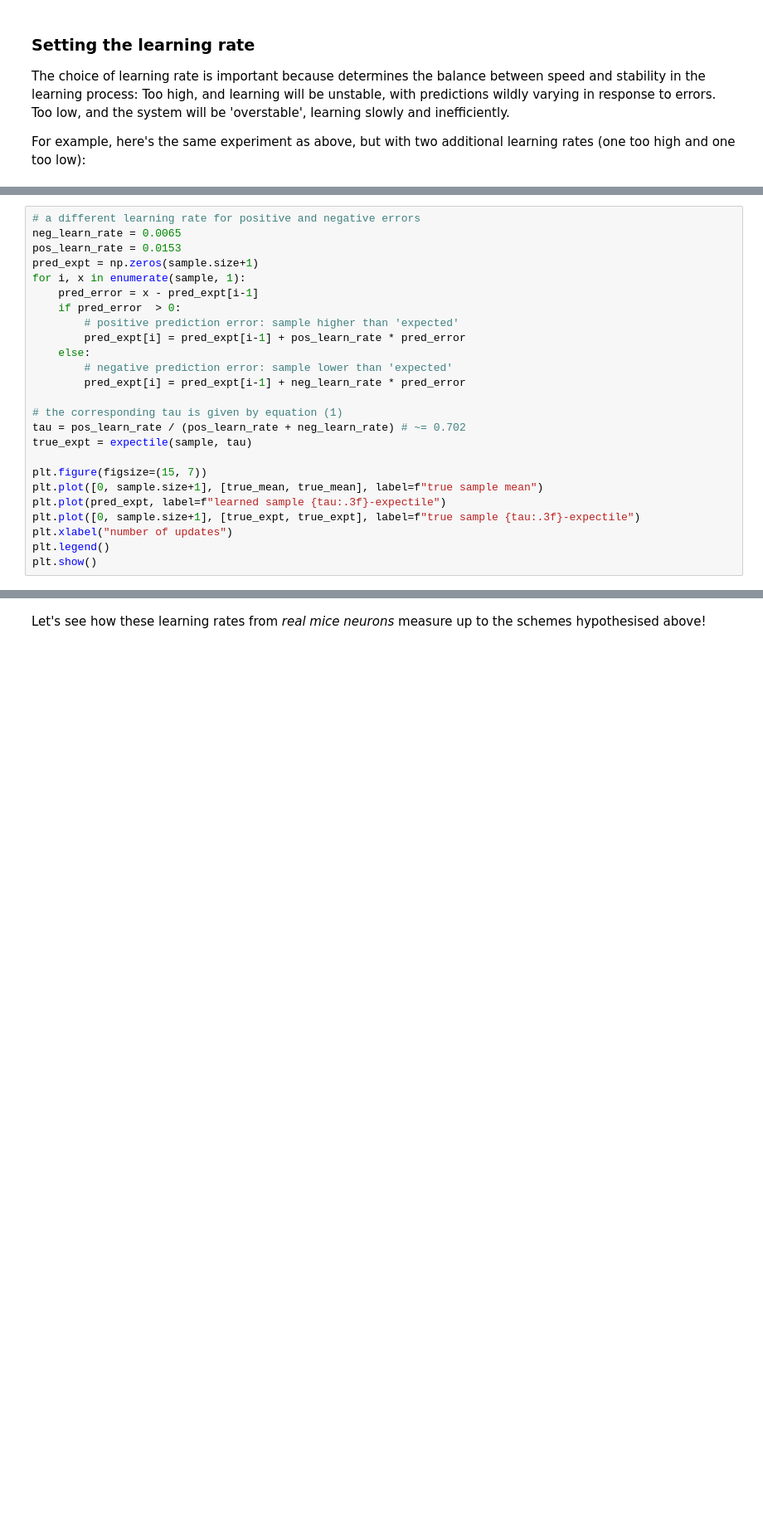
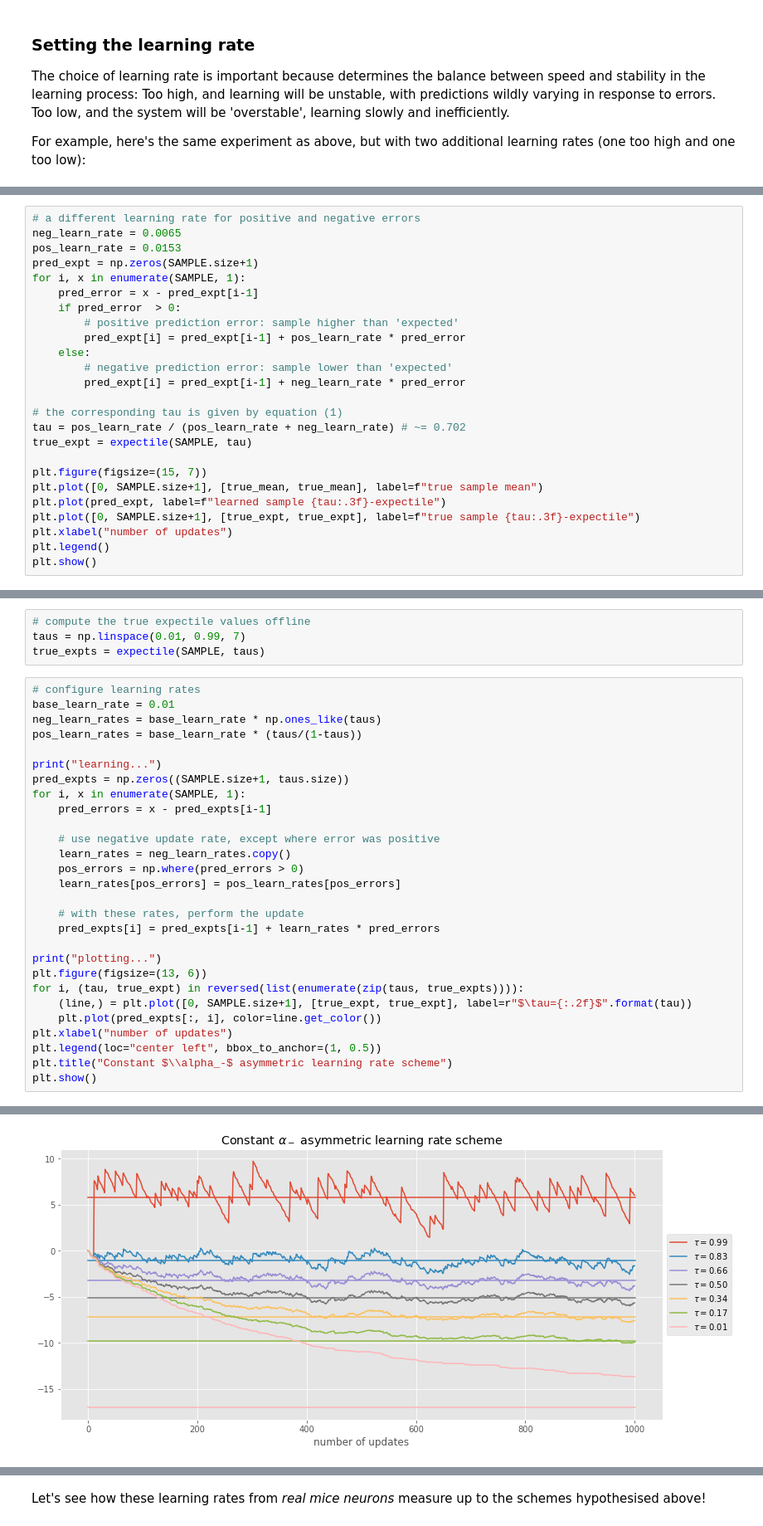
Before and after one commit to matomatical/neuRL, a Jupyter notebook: LearningRateStability.ipynb, the cells around one changed output, grey strips where cells are left out. Shown: that part at 83% size. Saved outputs shown, nothing was run; the diff lists cells and outputs as text; blank space fills up the shorter version.

```diff
--- a/LearningRateStability.ipynb
+++ b/LearningRateStability.ipynb
@@ -107,8 +113,8 @@ This happens because the learning process will need to move away from the mean t
 # a different learning rate for positive and negative errors
 neg_learn_rate = 0.0065
 pos_learn_rate = 0.0153
-pred_expt = np.zeros(sample.size+1)
-for i, x in enumerate(sample, 1):
+pred_expt = np.zeros(SAMPLE.size+1)
+for i, x in enumerate(SAMPLE, 1):
     pred_error = x - pred_expt[i-1]
     if pred_error  > 0:
         # positive prediction error: sample higher than 'expected'
@@ -119,12 +125,12 @@ for i, x in enumerate(sample, 1):
 
 # the corresponding tau is given by equation (1)
 tau = pos_learn_rate / (pos_learn_rate + neg_learn_rate) # ~= 0.702
-true_expt = expectile(sample, tau)
+true_expt = expectile(SAMPLE, tau)
 
 plt.figure(figsize=(15, 7))
-plt.plot([0, sample.size+1], [true_mean, true_mean], label=f"true sample mean")
+plt.plot([0, SAMPLE.size+1], [true_mean, true_mean], label=f"true sample mean")
 plt.plot(pred_expt, label=f"learned sample {tau:.3f}-expectile")
-plt.plot([0, sample.size+1], [true_expt, true_expt], label=f"true sample {tau:.3f}-expectile")
+plt.plot([0, SAMPLE.size+1], [true_expt, true_expt], label=f"true sample {tau:.3f}-expectile")
 plt.xlabel("number of updates")
 plt.legend()
 plt.show()
@@ -132,0 +151,33 @@ plt.show()
+# %%
+# compute the true expectile values offline
+taus = np.linspace(0.01, 0.99, 7)
+true_expts = expectile(SAMPLE, taus)
+# %%
+# configure learning rates
+base_learn_rate = 0.01
+neg_learn_rates = base_learn_rate * np.ones_like(taus)
+pos_learn_rates = base_learn_rate * (taus/(1-taus))
+
+print("learning...")
+pred_expts = np.zeros((SAMPLE.size+1, taus.size))
+for i, x in enumerate(SAMPLE, 1):
+    pred_errors = x - pred_expts[i-1]
+
+    # use negative update rate, except where error was positive
+    learn_rates = neg_learn_rates.copy()
+    pos_errors = np.where(pred_errors > 0)
+    learn_rates[pos_errors] = pos_learn_rates[pos_errors]
+
+    # with these rates, perform the update
+    pred_expts[i] = pred_expts[i-1] + learn_rates * pred_errors
+
+print("plotting...")
+plt.figure(figsize=(13, 6))
+for i, (tau, true_expt) in reversed(list(enumerate(zip(taus, true_expts)))):
+    (line,) = plt.plot([0, SAMPLE.size+1], [true_expt, true_expt], label=r"$\tau={:.2f}$".format(tau))
+    plt.plot(pred_expts[:, i], color=line.get_color())
+plt.xlabel("number of updates")
+plt.legend(loc="center left", bbox_to_anchor=(1, 0.5))
+plt.title("Constant $\\alpha_-$ asymmetric learning rate scheme")
+plt.show()
+# %% [output]
@@ -132,0 +186 @@ plt.show()
+[figure, added]
```
Also changed, not shown: parts of 21 cells of this notebook, 12 other files.
